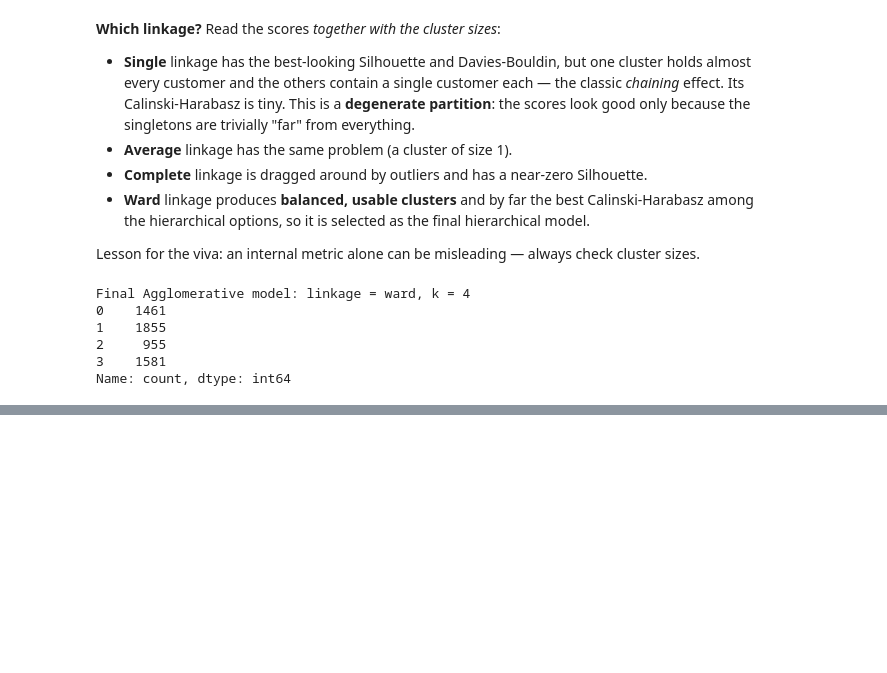
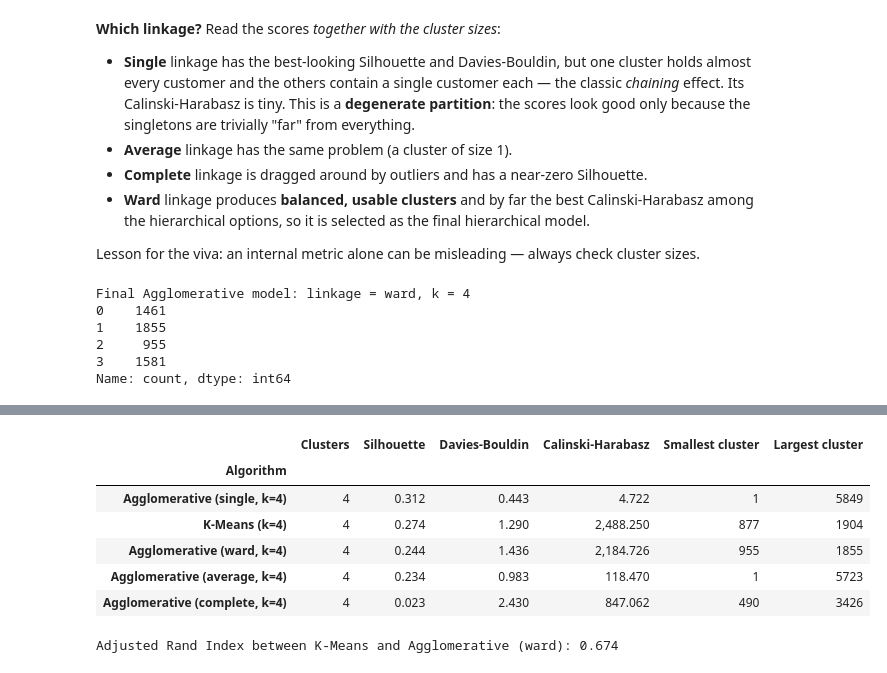
Before and after one commit to pragna100510/ML_Capstone, a Jupyter notebook: clustering/clustering.ipynb, the cells around one changed output, grey strips where cells are left out. Saved outputs shown, nothing was run; the diff lists cells and outputs as text; code cells hidden in the pictures; blank space fills up the shorter version.

Commit message:
Implemented Evaluation Metrics-Consolidated Table

```diff
--- a/clustering/clustering.ipynb
+++ b/clustering/clustering.ipynb
@@ -611,0 +623,26 @@ Name: count, dtype: int64
+# %%
+metrics_rows = [
+    evaluate_clustering(X_scaled, labels_kmeans, f"K-Means (k={K_FINAL})"),
+    evaluate_clustering(X_scaled, labels_agg, f"Agglomerative ({BEST_LINKAGE}, k={K_FINAL})"),
+]
+# also include the other linkage options for completeness
+for method in ["complete", "average", "single"]:
+    if method != BEST_LINKAGE:
+        metrics_rows.append(evaluate_clustering(X_scaled, linkage_labels[method], f"Agglomerative ({method}, k={K_FINAL})"))
+
+metrics_df = pd.DataFrame(metrics_rows).set_index("Algorithm")
+metrics_df.sort_values("Silhouette", ascending=False)
+# %% [output]
+|  | Clusters | Silhouette | Davies-Bouldin | Calinski-Harabasz | Smallest cluster | Largest cluster |
+| Algorithm |  |  |  |  |  |  |
+| Agglomerative (single, k=4) | 4 | 0.312 | 0.443 | 4.722 | 1 | 5849 |
+| K-Means (k=4) | 4 | 0.274 | 1.290 | 2,488.250 | 877 | 1904 |
+| Agglomerative (ward, k=4) | 4 | 0.244 | 1.436 | 2,184.726 | 955 | 1855 |
+| Agglomerative (average, k=4) | 4 | 0.234 | 0.983 | 118.470 | 1 | 5723 |
+| Agglomerative (complete, k=4) | 4 | 0.023 | 2.430 | 847.062 | 490 | 3426 |
+# %%
+# Agreement between the two main algorithms (Adjusted Rand Index: 1 = identical partitions, ~0 = random)
+ari = adjusted_rand_score(labels_kmeans, labels_agg)
+print(f"Adjusted Rand Index between K-Means and Agglomerative ({BEST_LINKAGE}): {ari:.3f}")
+# %% [output]
+Adjusted Rand Index between K-Means and Agglomerative (ward): 0.674
```
Also changed, not shown: parts of 2 cells of this notebook.
